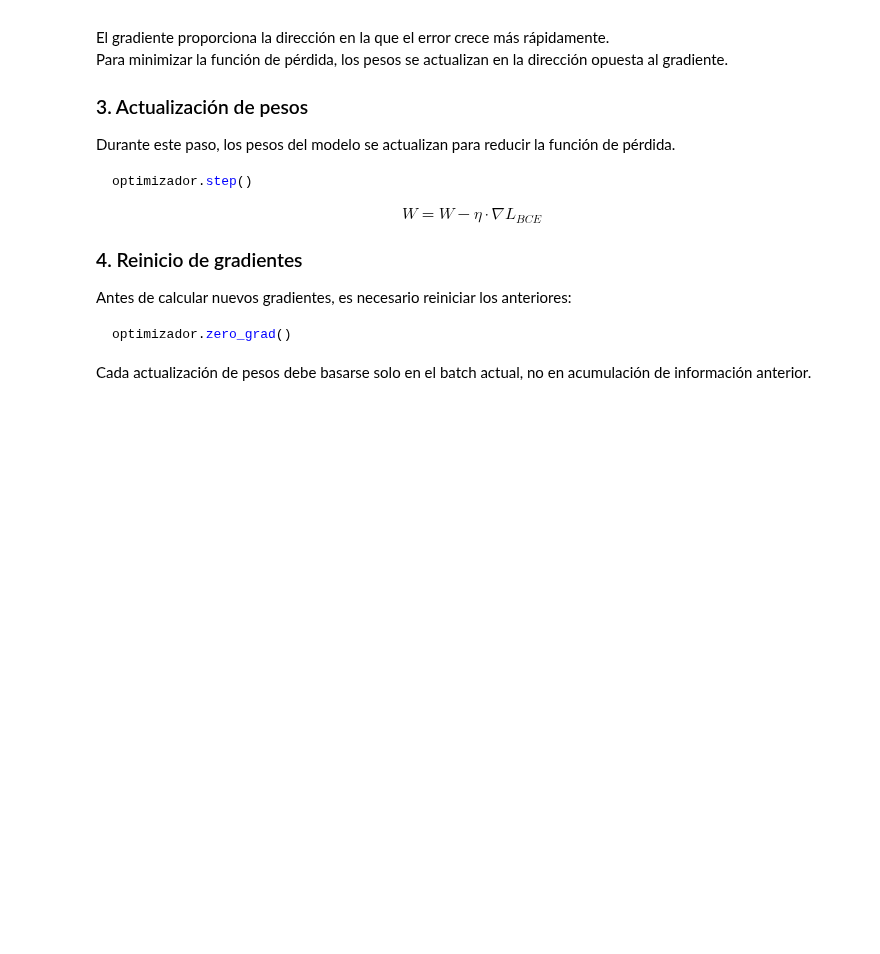
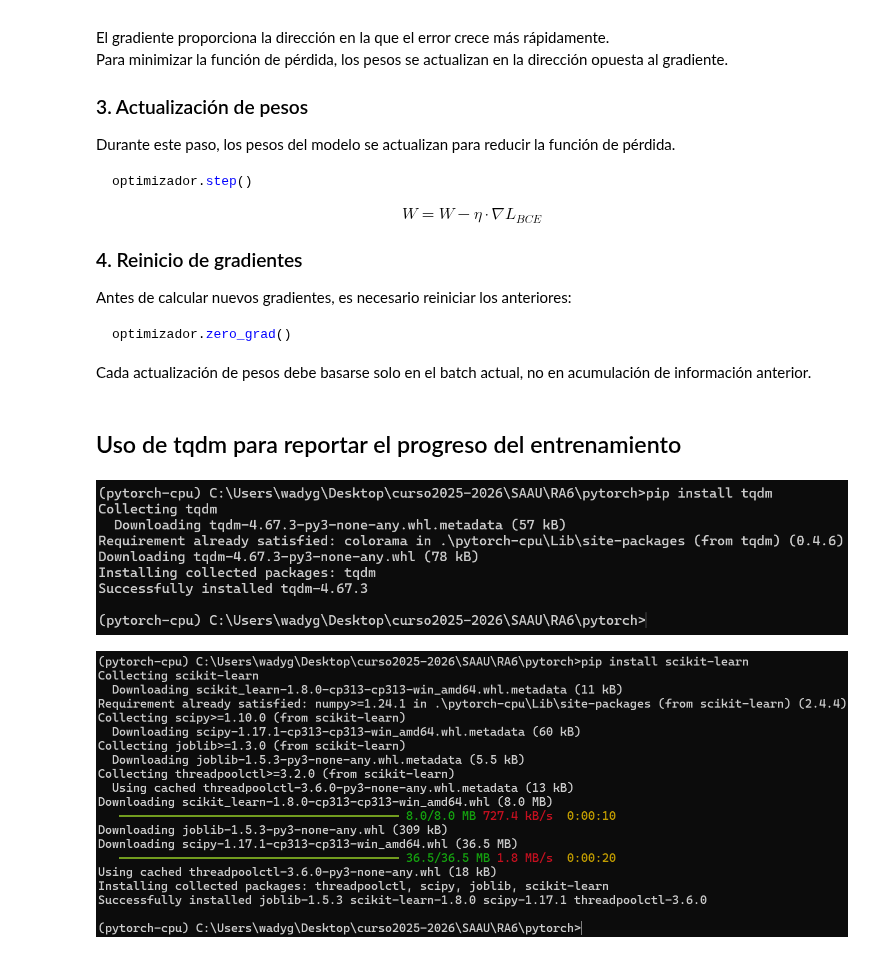
Before and after one commit to JavierPeraltaAzagra/Big-Data-e-IA, a Jupyter notebook: Sistemas de aprendizaje automático/RA5/pytorch/pytorch.ipynb, the cells around one changed output. Drawn from its saved outputs; the diff is of its cells as text; code cells hidden in the pictures; blank space fills up the shorter version.

````diff
--- a/Sistemas de aprendizaje automático/RA5/pytorch/pytorch.ipynb
+++ b/Sistemas de aprendizaje automático/RA5/pytorch/pytorch.ipynb
@@ -855,3 +878,11 @@ optimizador.zero_grad()
 ```
 
 Cada actualización de pesos debe basarse solo en el batch actual, no en acumulación de información anterior.
+# %% [markdown]
+## Uso de tqdm para reportar el progreso del entrenamiento
+# %%
+display(Image(filename="imagenes/tqdm.png"))
+display(Image(filename="imagenes/sklearn.png"))
+# %% [output]
+[figure, added]
+[figure, added]
````
Also changed, not shown: parts of 23 cells of this notebook, 3 other files.
